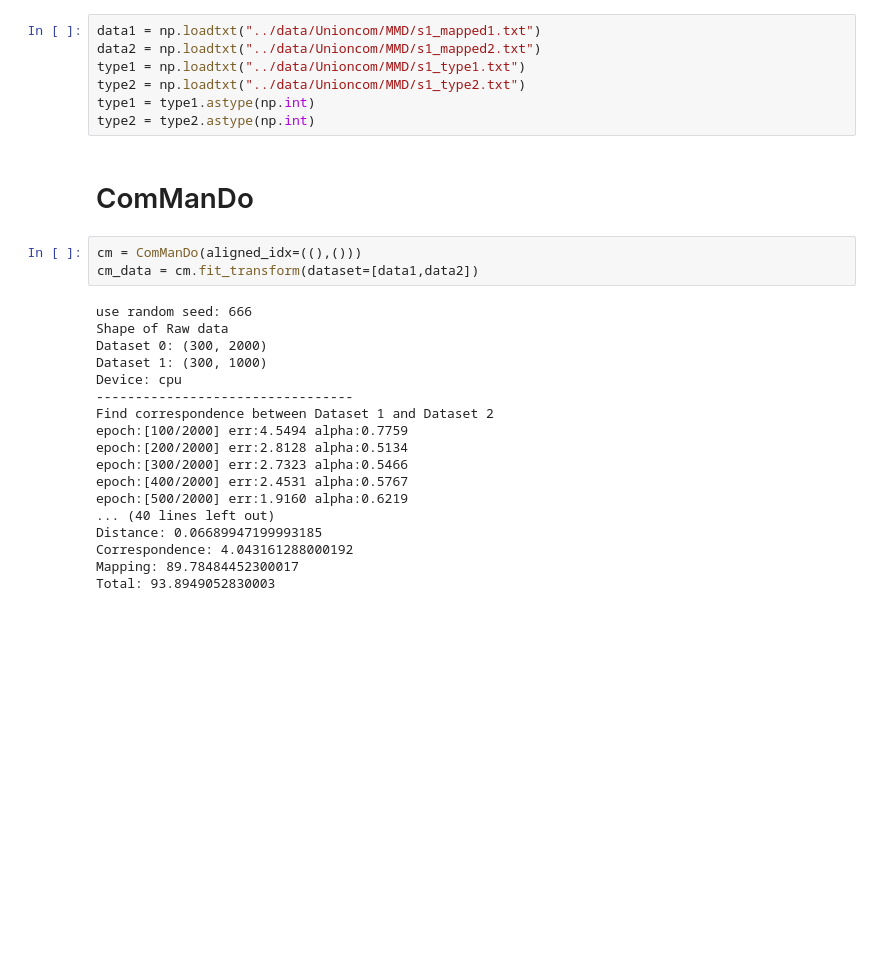
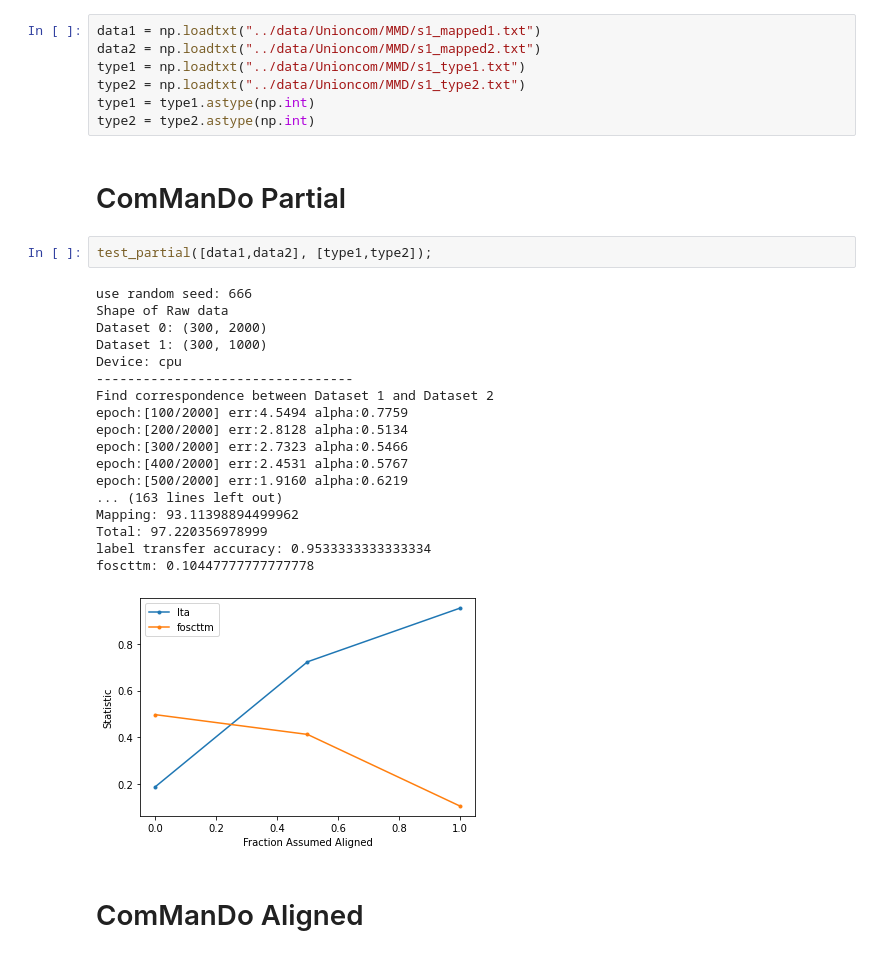
Before and after one commit to Oafish1/JAMIE, a Jupyter notebook: examples/joint_embedding/MMD-MA.ipynb, the cells around one changed output. Drawn from its saved outputs; the diff is of its cells as text; blank space fills up the shorter version.

```diff
--- a/examples/Unaligned/MMD-MA-simulation.ipynb
+++ b/examples/joint_embedding/MMD-MA.ipynb
@@ -15,26 +16,28 @@ type2 = np.loadtxt("../data/Unioncom/MMD/s1_type2.txt")
 type1 = type1.astype(np.int)
 type2 = type2.astype(np.int)
 # %% [markdown]
-# ComManDo
+# ComManDo Partial
 # %%
-cm = ComManDo(aligned_idx=((),()))
-cm_data = cm.fit_transform(dataset=[data1,data2])
+test_partial([data1,data2], [type1,type2]);
 # %% [output]
 use random seed: 666
 Shape of Raw data
 Dataset 0: (300, 2000)
 Dataset 1: (300, 1000)
 Device: cpu
 ---------------------------------
 Find correspondence between Dataset 1 and Dataset 2
 epoch:[100/2000] err:4.5494 alpha:0.7759
 epoch:[200/2000] err:2.8128 alpha:0.5134
 epoch:[300/2000] err:2.7323 alpha:0.5466
 epoch:[400/2000] err:2.4531 alpha:0.5767
 epoch:[500/2000] err:1.9160 alpha:0.6219
-... (40 lines left out)
-Distance: 0.06689947199993185
-Correspondence: 4.043161288000192
-Mapping: 89.78484452300017
-Total: 93.8949052830003
+... (163 lines left out)
+Mapping: 93.11398894499962
+Total: 97.220356978999
+label transfer accuracy: 0.9533333333333334
+foscttm: 0.10447777777777778
+[figure, added]
+# %% [markdown]
+# ComManDo Aligned
 # %%
```
Also changed, not shown: parts of 6 cells of this notebook, 20 other files.
